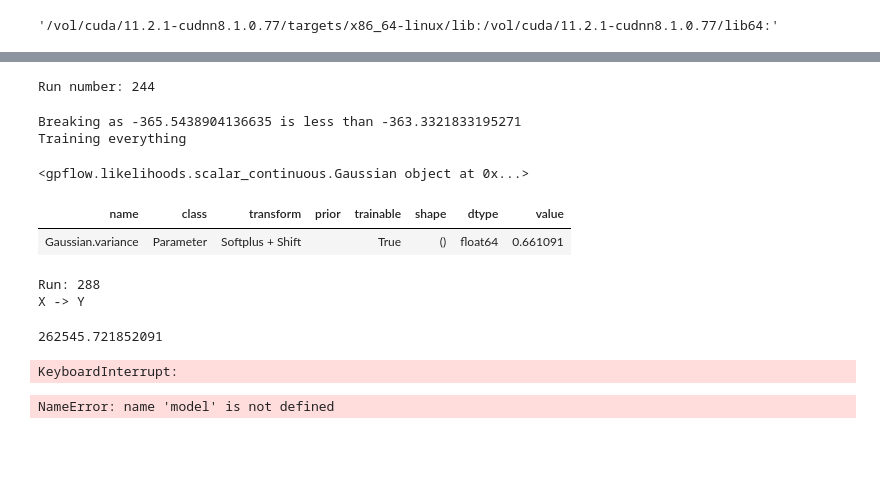
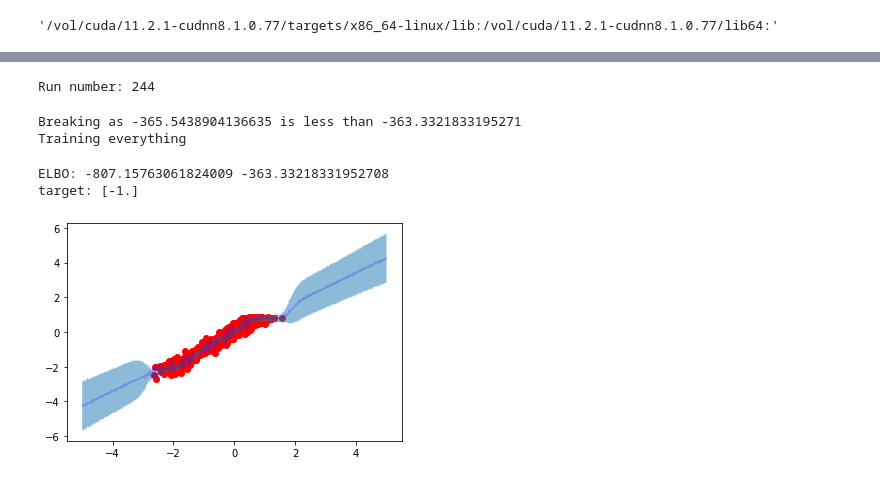
Before and after one commit to Anish144/causal_discovery_bayesian_model_selection, a Jupyter notebook: notebooks/gplvm.ipynb, the cells around one changed output, grey strips where cells are left out. Saved outputs shown, nothing was run; the diff lists cells and outputs as text; code cells hidden in the pictures; blank space fills up the shorter version.

Commit message:
noise models and adam done for conditional and marginal model - tested

```diff
--- a/notebooks/gplvm.ipynb
+++ b/notebooks/gplvm.ipynb
@@ -90,7 +93,7 @@ for i in wrong:
     )
 
     latent_dim = 1
-    num_inducing = 300
+    num_inducing = 200
 
     kernel_lengthscale = 1. / lamda
     likelihood_variance = Parameter( 1. / (kappa ** 2), transform=positive(lower=1e-6))
@@ -255,36 +258,33 @@ for i in wrong:
     opt_logs = opt.minimize(
         m.training_loss,
         m.trainable_variables,
         options=dict(maxiter=200000),
     )
     tf.print("ELBO:", - m.elbo(), noise_loss)
 
     tf.print(f"target: {target[i]}")
     loss = - m.elbo()
 
     obs_new = np.linspace(-5, 5, 1000)[:, None]
 
     Xnew = tfp.distributions.Normal(loc=0, scale=1).sample([obs_new.shape[0], latent_dim])
     Xnew = tf.cast(Xnew, dtype=default_float())
     Xnew = tf.concat(
         [obs_new, Xnew], axis=1
     )
     pred_f_mean, pred_f_var = m.predict_y(
         Xnew=Xnew,
     )
     plt.scatter(input[:, 0], output[:, 0], c='r')
     plt.plot(obs_new, pred_f_mean, c='b', alpha=0.2)
     # plt.scatter(inducing_in, np.zeros(100) )
     plt.fill_between(obs_new[:, 0], (pred_f_mean + 2 * np.sqrt(pred_f_var))[:, 0], (pred_f_mean - 2 * np.sqrt(pred_f_var))[:,0], alpha=0.5)
     plt.show()
     plt.close()
 # %% [output]
 Run number: 244
 Breaking as -365.5438904136635 is less than -363.3321833195271
 Training everything
+ELBO: -807.15763061824009 -363.33218331952708
+target: [-1.]
+[figure, added]
-# %%
-m.likelihood
-# %% [output]
-<gpflow.likelihoods.scalar_continuous.Gaussian object at 0x...>
-| name | class | transform | prior | trainable | shape | dtype | value |
-| Gaussian.variance | Parameter | Softplus + Shift |  | True | () | float64 | 0.661091 |
@@ -391,16 +290,0 @@ def train_gpflux(
-# %%
-for i in wrong:
-    print(f"Run: {i}")
-    print("X -> Y")
-    history_x_y = train_gpflux(x[i], y[i], 200)
-    print("Y -> X")
-    history_y_x = train_gpflux(y[i], x[i], 200)
-# %% [output]
-Run: 288
-X -> Y
-262545.721852091
-KeyboardInterrupt:
-# %%
-model
-# %% [output]
-NameError: name 'model' is not defined
```
Also changed, not shown: parts of 4 cells of this notebook, 4 other files.
